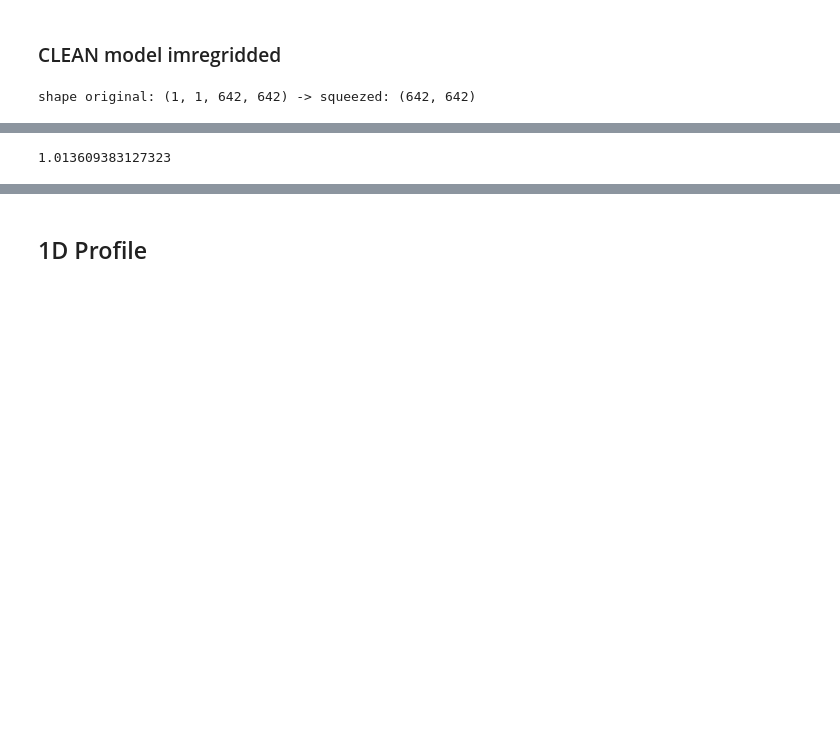
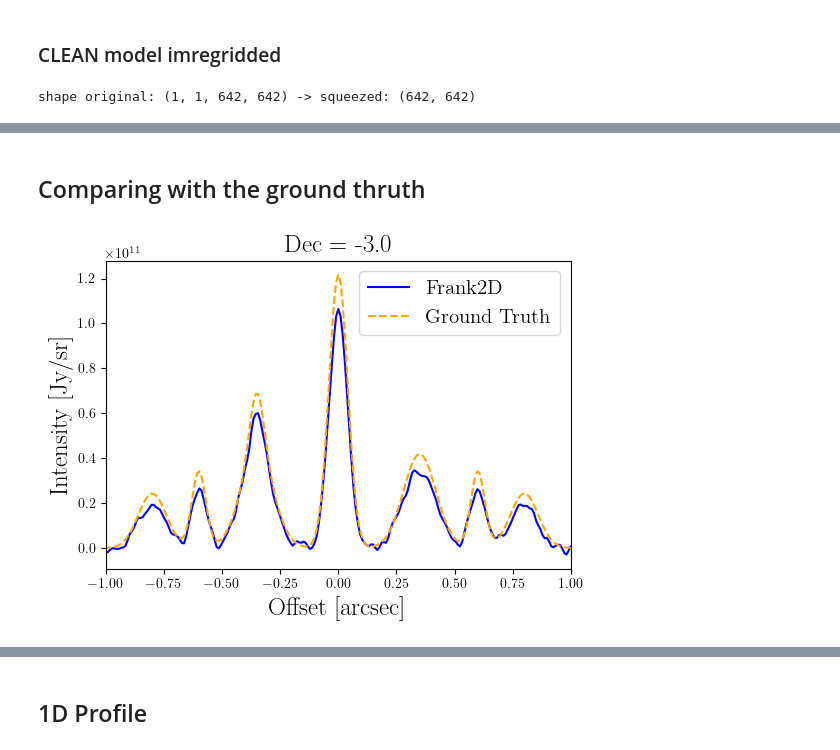
Before and after one commit to mariajmellado/frank2d, a Jupyter notebook: Results/10_Simulated_CLEAN_F1D_F2D_RealSpace.ipynb, the cells around one changed output, grey strips where cells are left out. Saved outputs shown, nothing was run; the diff lists cells and outputs as text; code cells hidden in the pictures; blank space fills up the shorter version.

```diff
--- a/Results/10_Simulated_CLEAN_F1D_F2D_RealSpace.ipynb
+++ b/Results/10_Simulated_CLEAN_F1D_F2D_RealSpace.ipynb
@@ -505,4 +412,2 @@ plt.show()
-# %%
-np.median(diff)
-# %% [output]
-1.013609383127323
+# %% [markdown]
+## Comparing with the ground thruth
@@ -508,0 +435,24 @@ np.median(diff)
+# %%
+y = frank2d.N//2
+
+#frank2d
+I_f2d = frank2d.intensity_model[y]
+x = frank2d.x_grid[0]*rad_to_arcsec
+y_i = frank2d.y_grid[0][y]*rad_to_arcsec
+
+# Cálculo del área sólida (en sr)
+sigma_sr =  (dx/rad_to_arcsec)**2
+image_jy_per_sr = reference_image / sigma_sr
+I_ground_truth = image_jy_per_sr[y]
+
+plt.figure(figsize=(6,4))
+plt.plot(x, I_f2d, label='Frank2D', color='blue')
+plt.plot(x, I_ground_truth, label='Ground Truth', color='orange', linestyle='dashed')
+plt.xlabel('Offset [arcsec]', size=18)
+plt.ylabel('Intensity [Jy/sr]', size=18)
+plt.title('Dec = ' + str(y_i), size=18)
+plt.legend(fontsize=15)
+plt.xlim(-rout, rout)
+plt.show()
+# %% [output]
+[figure, added]
```
Also changed, not shown: parts of 56 cells of this notebook, 25 other files.
